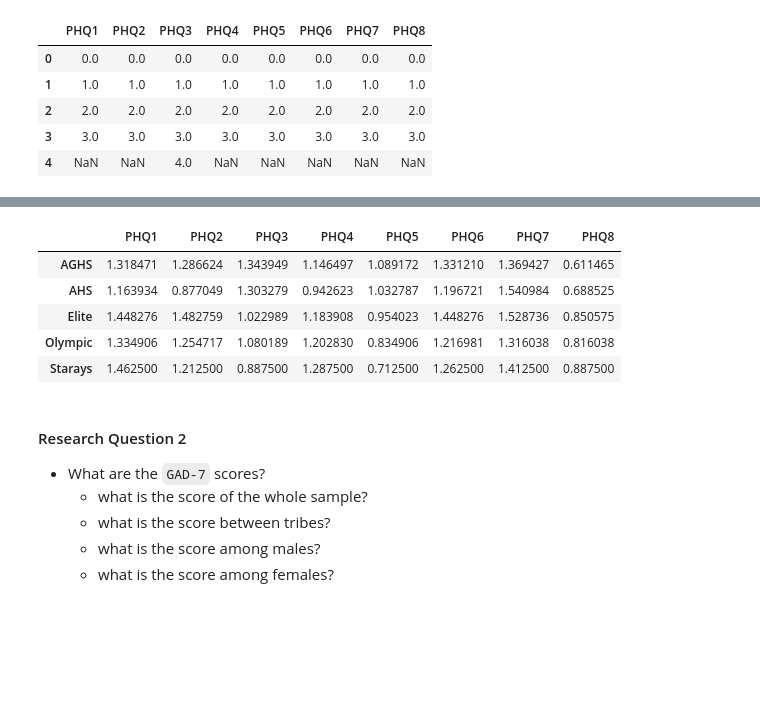
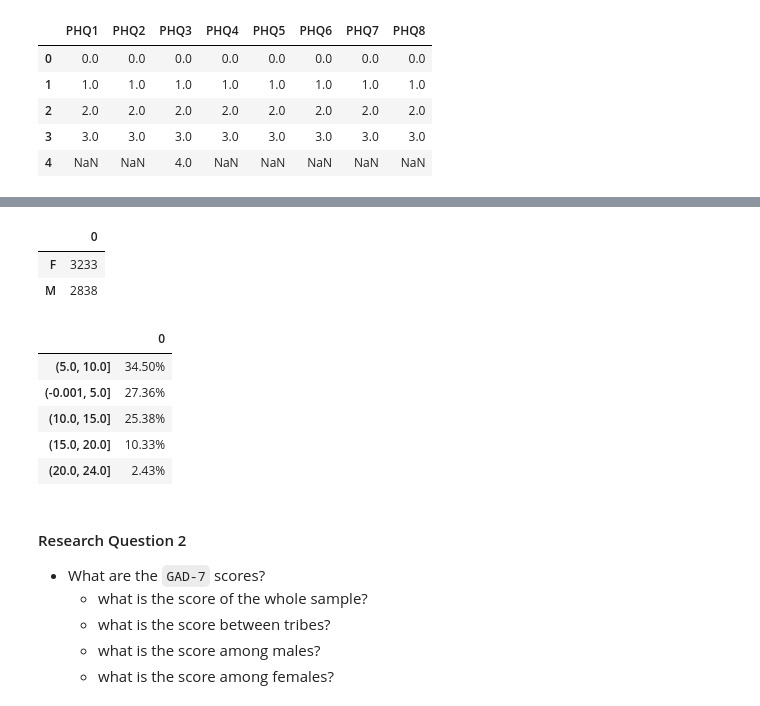
Before and after one commit to brk-a/MentalHealthAnalysis, a Jupyter notebook: exploration.ipynb, the cells around one changed output, grey strips where cells are left out. Drawn from its saved outputs; the diff is of its cells as text; code cells hidden in the pictures; blank space fills up the shorter version.

```diff
--- a/exploration.ipynb
+++ b/exploration.ipynb
@@ -424,33 +416,45 @@ profile.to_file(output_file='avg_phq_report.html')
 # %%
 
 
 # for i in range(len(df)):
 
 def icreate_average_super_set(var_1: str, var_2: str):
     """ create_average_super_set"""
     li = [i for i in df.columns if i.startswith(var_2)]
 
 
 
     avg_dict = {}
 
     for i in range(len(li)):
-        avg_grp = group_avg(var_1, li[i])
+        avg_grp = group_sum(var_1, li[i])
         li_di = dict(avg_grp)
         avg_dict[li[i]] = li_di
     df_avg_dict = pd.DataFrame(avg_dict)
 
     return df_avg_dict
 
-aa = icreate_average_super_set('School', 'PHQ')
-aa
+aa = icreate_average_super_set('Gender', 'PHQ')
+aa.sum(axis=1).to_frame()
+#.value_counts(normalize=True).to_frame().style.format('{:.2%}')
 # %% [output]
-|  | PHQ1 | PHQ2 | PHQ3 | PHQ4 | PHQ5 | PHQ6 | PHQ7 | PHQ8 |
-| AGHS | 1.318471 | 1.286624 | 1.343949 | 1.146497 | 1.089172 | 1.331210 | 1.369427 | 0.611465 |
-| AHS | 1.163934 | 0.877049 | 1.303279 | 0.942623 | 1.032787 | 1.196721 | 1.540984 | 0.688525 |
-| Elite | 1.448276 | 1.482759 | 1.022989 | 1.183908 | 0.954023 | 1.448276 | 1.528736 | 0.850575 |
-| Olympic | 1.334906 | 1.254717 | 1.080189 | 1.202830 | 0.834906 | 1.216981 | 1.316038 | 0.816038 |
-| Starays | 1.462500 | 1.212500 | 0.887500 | 1.287500 | 0.712500 | 1.262500 | 1.412500 | 0.887500 |
+|  | 0 |
+| F | 3233 |
+| M | 2838 |
+# %%
+li = [i for i in df.columns if i.startswith('PHQ')]
+su = df[li]
+su = su.sum(axis=1)
+bins = [0, 5, 10, 15, 20, 24]
+su_cu = su.value_counts(bins=bins, normalize=True).to_frame().style.format('{:.2%}')
+su_cu
+# %% [output]
+|  | 0 |
+| (5.0, 10.0] | 34.50% |
+| (-0.001, 5.0] | 27.36% |
+| (10.0, 15.0] | 25.38% |
+| (15.0, 20.0] | 10.33% |
+| (20.0, 24.0] | 2.43% |
 # %% [markdown]
 #### Research Question 2
 * What are the `GAD-7` scores?
```
Also changed, not shown: parts of 7 cells of this notebook.
